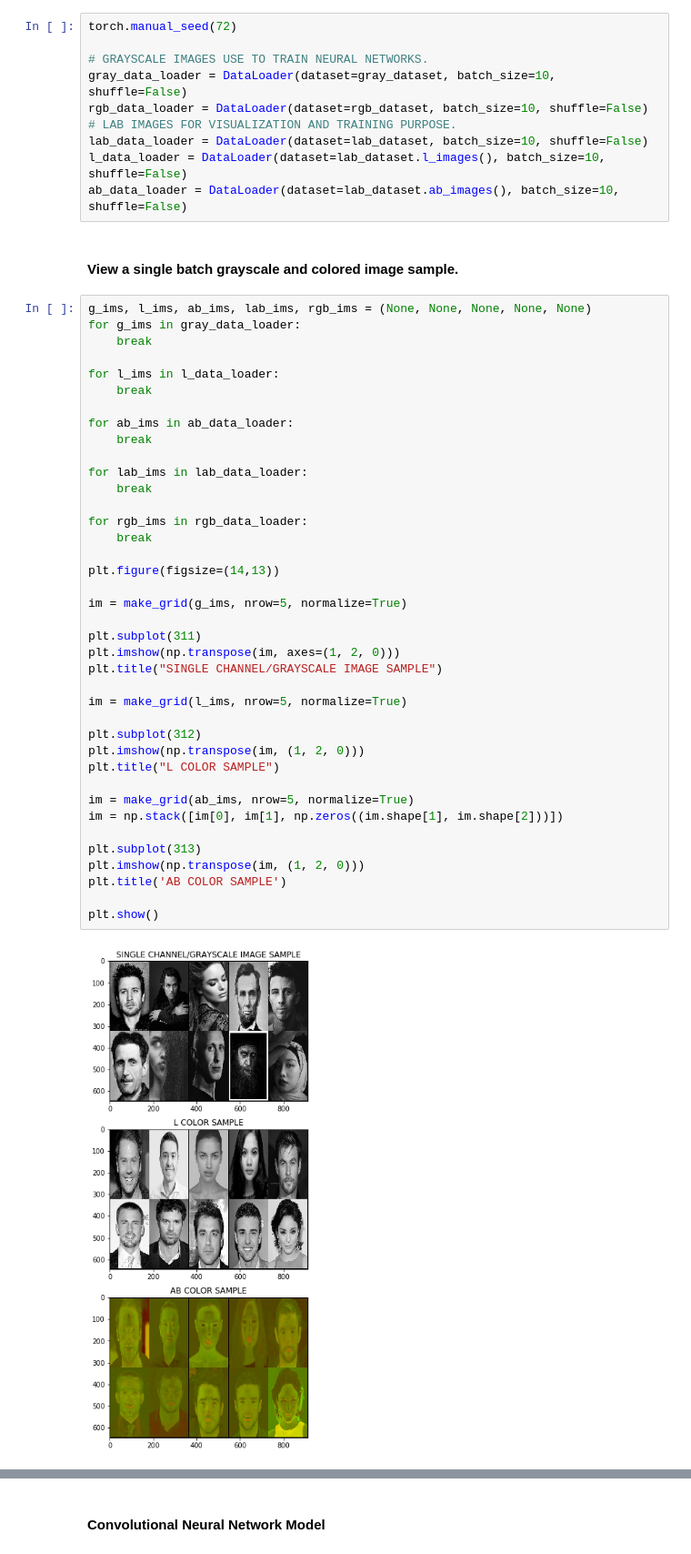
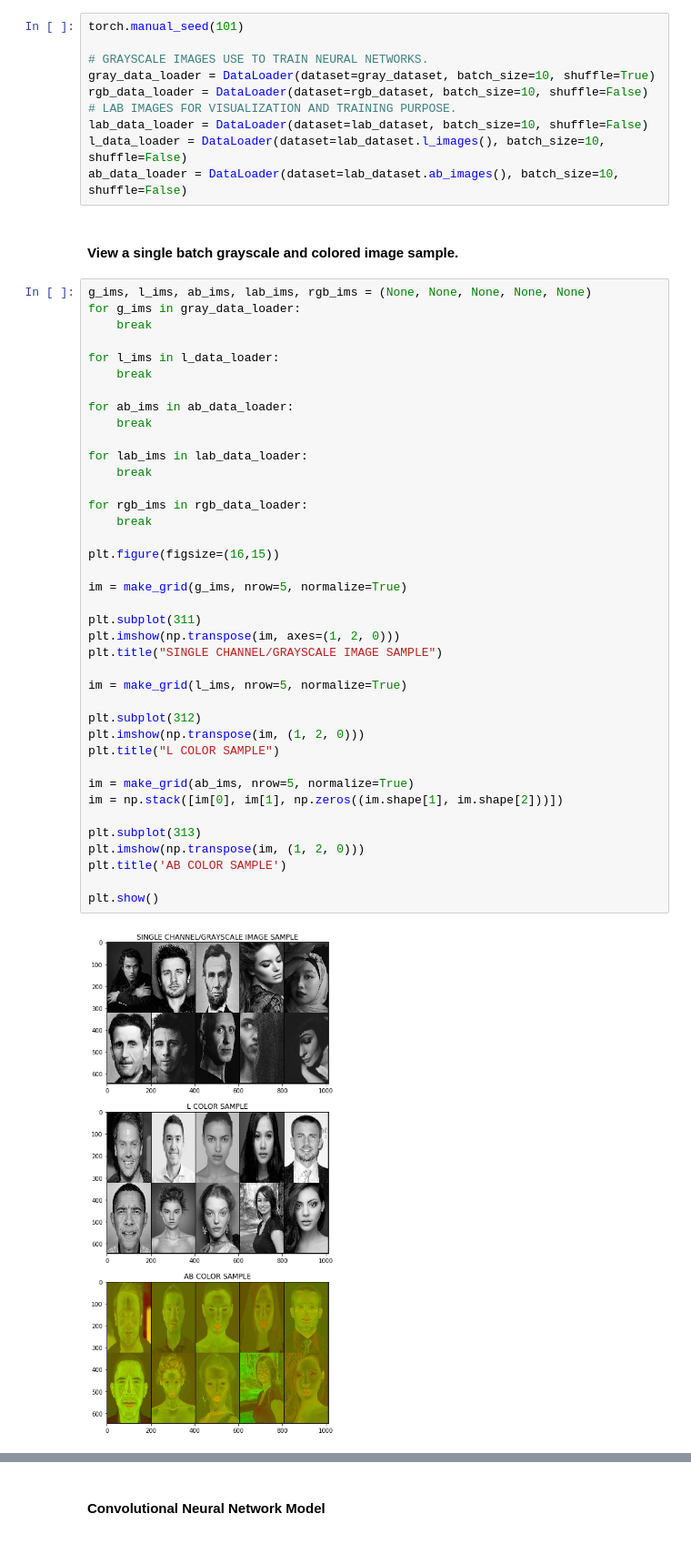
Before and after one commit to sachithdickwella/computervision-pytorch, a Jupyter notebook: src/gray_to_color.ipynb, the cells around one changed output, grey strips where cells are left out. Shown at 91% size. Drawn from its saved outputs; the diff is of its cells as text.

```diff
--- a/src/gray_to_color.ipynb
+++ b/src/gray_to_color.ipynb
@@ -78,10 +78,10 @@ gray_dataset = ImageDataset(path='C:/Users/Sachith/Desktop/dataset/faces/graysca
 rgb_dataset = ImageDataset(path='C:/Users/Sachith/Desktop/dataset/faces/color', transform=tf, code=cv2.COLOR_BGR2RGB)
 lab_dataset = ImageDataset(path='C:/Users/Sachith/Desktop/dataset/faces/color', transform=tf, code=cv2.COLOR_BGR2LAB)
 # %%
-torch.manual_seed(72)
+torch.manual_seed(101)
 
 # GRAYSCALE IMAGES USE TO TRAIN NEURAL NETWORKS.
-gray_data_loader = DataLoader(dataset=gray_dataset, batch_size=10, shuffle=False)
+gray_data_loader = DataLoader(dataset=gray_dataset, batch_size=10, shuffle=True)
 rgb_data_loader = DataLoader(dataset=rgb_dataset, batch_size=10, shuffle=False)
 # LAB IMAGES FOR VISUALIZATION AND TRAINING PURPOSE.
 lab_data_loader = DataLoader(dataset=lab_dataset, batch_size=10, shuffle=False)
@@ -101,35 +101,35 @@ for ab_ims in ab_data_loader:
     break
 
 for lab_ims in lab_data_loader:
     break
 
 for rgb_ims in rgb_data_loader:
     break
 
-plt.figure(figsize=(14,13))
+plt.figure(figsize=(16,15))
 
 im = make_grid(g_ims, nrow=5, normalize=True)
 
 plt.subplot(311)
 plt.imshow(np.transpose(im, axes=(1, 2, 0)))
 plt.title("SINGLE CHANNEL/GRAYSCALE IMAGE SAMPLE")
 
 im = make_grid(l_ims, nrow=5, normalize=True)
 
 plt.subplot(312)
 plt.imshow(np.transpose(im, (1, 2, 0)))
 plt.title("L COLOR SAMPLE")
 
 im = make_grid(ab_ims, nrow=5, normalize=True)
 im = np.stack([im[0], im[1], np.zeros((im.shape[1], im.shape[2]))])
 
 plt.subplot(313)
 plt.imshow(np.transpose(im, (1, 2, 0)))
 plt.title('AB COLOR SAMPLE')
 
 plt.show()
 # %% [output]
-[figure, old version]
+[figure, new version]
 # %%
 stack = np.stack([l_ims[1][0], ab_ims[1, 0], ab_ims[1, 1]], axis=0)
 stack *= 255
```
Also changed, not shown: parts of 7 cells of this notebook.
